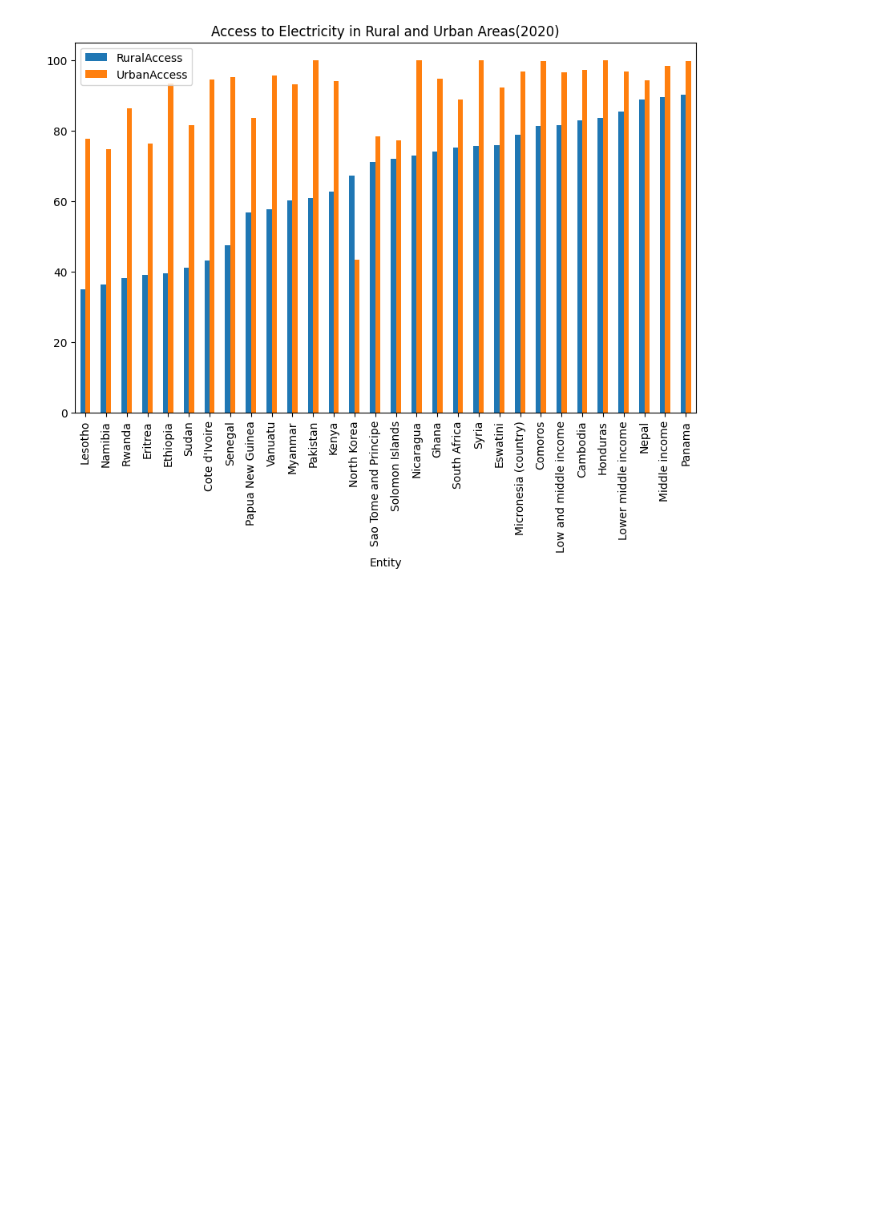
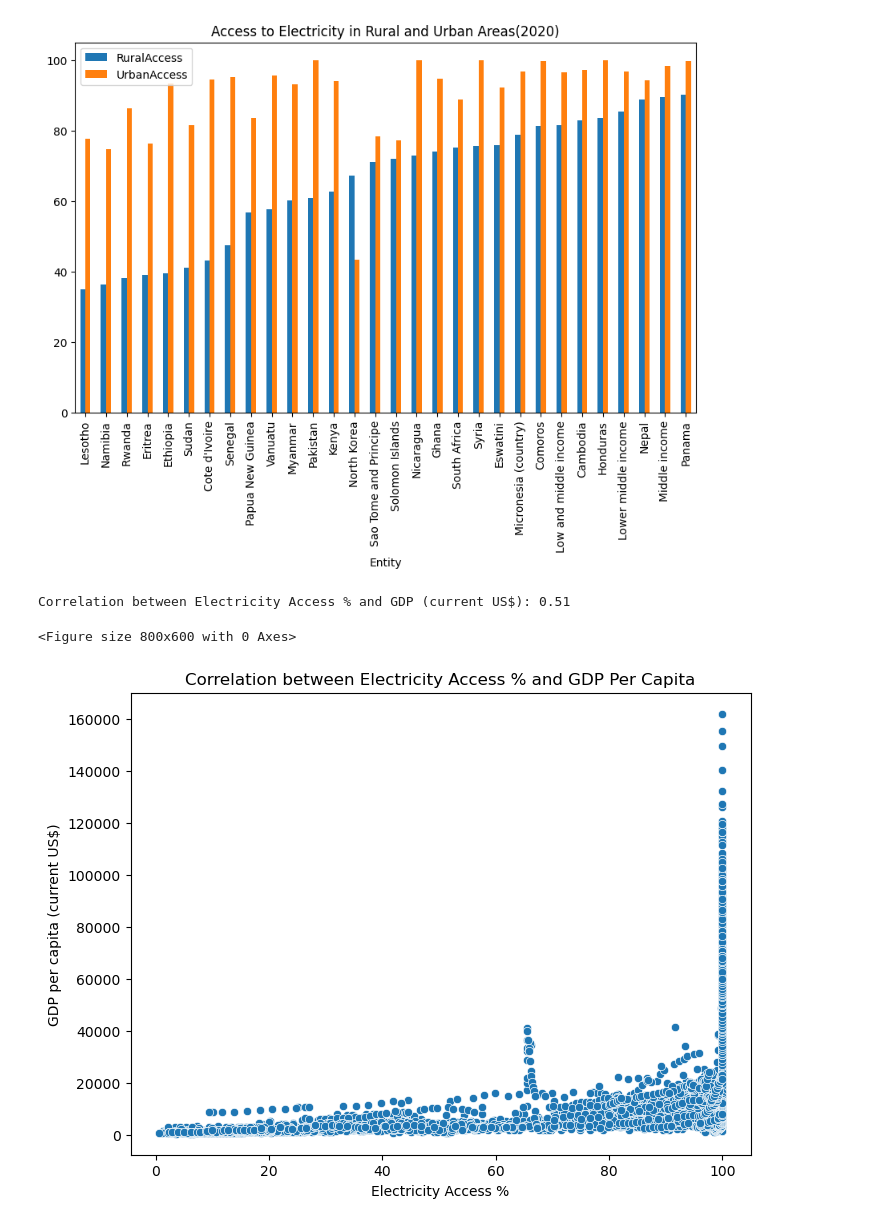
Before and after one commit to whichfahim/Energy-Equity-Analysis---ADT, a Jupyter notebook: EnergyEquityAnalysisFinal.ipynb, the cells around one changed output. Saved outputs shown, nothing was run; the diff lists cells and outputs as text; code cells hidden in the pictures; blank space fills up the shorter version.

```diff
--- a/EnergyEquityAnalysisFinal.ipynb
+++ b/EnergyEquityAnalysisFinal.ipynb
@@ -104,3 +105,20 @@ plt.xticks(rotation=90)
 plt.show()
 # %% [output]
 [figure]
+# %%
+df3 = pd.read_csv("access-to-electricity-vs-gdp-per-capita.csv")
+#correlation = df5['GDP per capita, PPP (constant 2017 international $)'].corr(df5['Access to electricity (% of population)'])
+correlation = df3['Access to electricity (% of population)'].corr(df3['GDP per capita, PPP (constant 2017 international $)'])
+
+print(f"Correlation between Electricity Access % and GDP (current US$): {correlation:.2f}")
+
+plt.figure(figsize=(8, 6))
+sns.scatterplot(x='Access to electricity (% of population)', y='GDP per capita, PPP (constant 2017 international $)', data=df3)
+plt.xlabel('Electricity Access %')
+plt.ylabel('GDP per capita (current US$)')
+plt.title('Correlation between Electricity Access % and GDP Per Capita')
+plt.show()
+# %% [output]
+Correlation between Electricity Access % and GDP (current US$): 0.51
+<Figure size 800x600 with 0 Axes>
+[figure, added]
```
Also changed, not shown: parts of 2 cells of this notebook, 4 other files.
